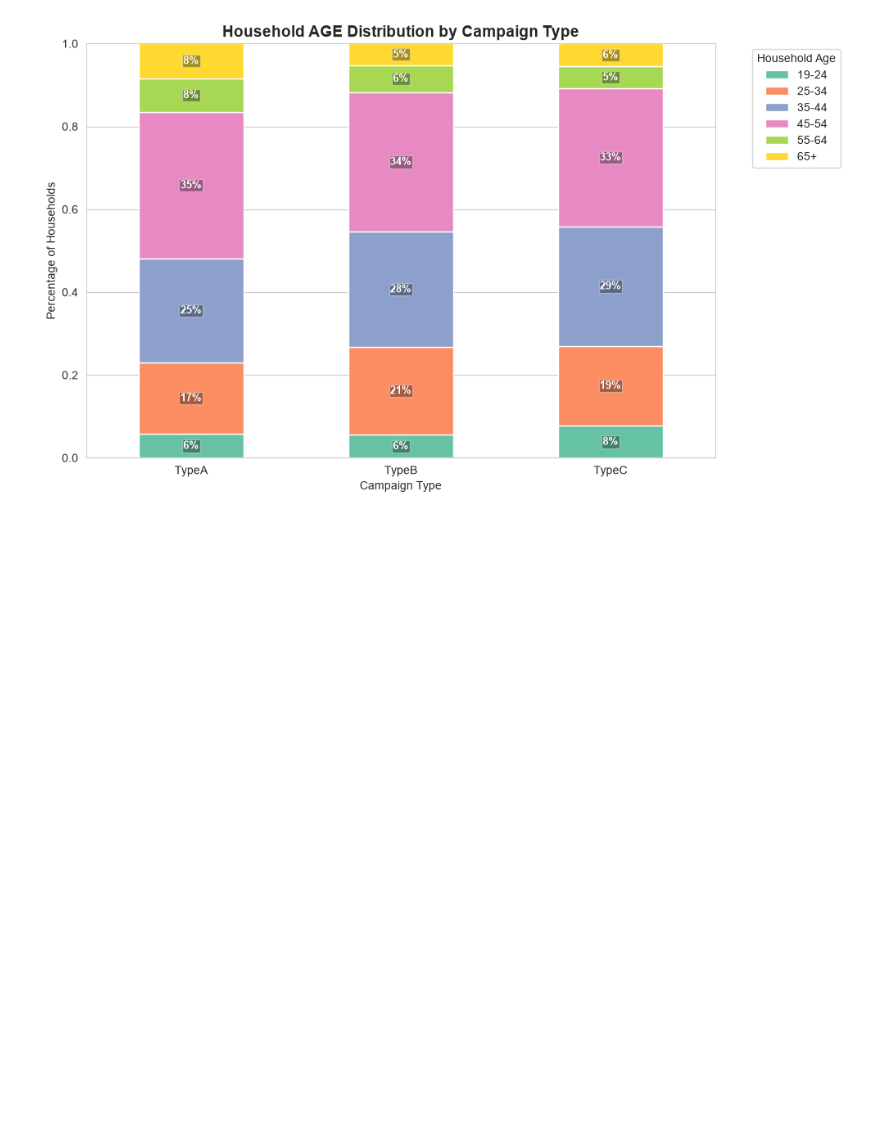
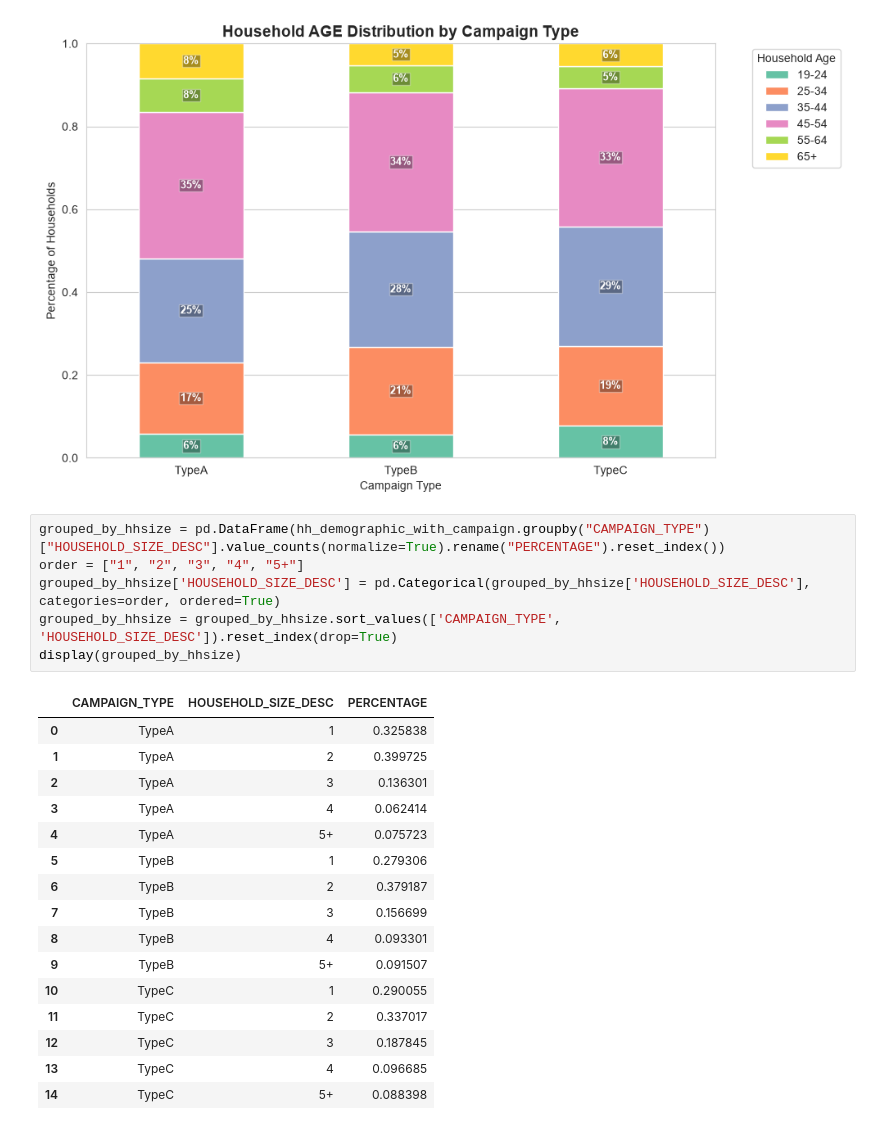
Before and after one commit to andrw0505/dunnhumby_project, a Jupyter notebook: bq1.ipynb, the cells around one changed output. Drawn from its saved outputs; the diff is of its cells as text; blank space fills up the shorter version.

```diff
--- a/bq1.ipynb
+++ b/bq1.ipynb
@@ -1078,3 +1078,26 @@ ax.legend(title='Household Age', bbox_to_anchor=(1.05, 1), loc='upper left')
 plt.tight_layout()
 # %% [output]
 [figure]
+# %%
+grouped_by_hhsize = pd.DataFrame(hh_demographic_with_campaign.groupby("CAMPAIGN_TYPE")["HOUSEHOLD_SIZE_DESC"].value_counts(normalize=True).rename("PERCENTAGE").reset_index())
+order = ["1", "2", "3", "4", "5+"]
+grouped_by_hhsize['HOUSEHOLD_SIZE_DESC'] = pd.Categorical(grouped_by_hhsize['HOUSEHOLD_SIZE_DESC'], categories=order, ordered=True)
+grouped_by_hhsize = grouped_by_hhsize.sort_values(['CAMPAIGN_TYPE', 'HOUSEHOLD_SIZE_DESC']).reset_index(drop=True)
+display(grouped_by_hhsize)
+# %% [output]
+|  | CAMPAIGN_TYPE | HOUSEHOLD_SIZE_DESC | PERCENTAGE |
+| 0 | TypeA | 1 | 0.325838 |
+| 1 | TypeA | 2 | 0.399725 |
+| 2 | TypeA | 3 | 0.136301 |
+| 3 | TypeA | 4 | 0.062414 |
+| 4 | TypeA | 5+ | 0.075723 |
+| 5 | TypeB | 1 | 0.279306 |
+| 6 | TypeB | 2 | 0.379187 |
+| 7 | TypeB | 3 | 0.156699 |
+| 8 | TypeB | 4 | 0.093301 |
+| 9 | TypeB | 5+ | 0.091507 |
+| 10 | TypeC | 1 | 0.290055 |
+| 11 | TypeC | 2 | 0.337017 |
+| 12 | TypeC | 3 | 0.187845 |
+| 13 | TypeC | 4 | 0.096685 |
+| 14 | TypeC | 5+ | 0.088398 |
```
Also changed, not shown: parts of 4 cells of this notebook.
